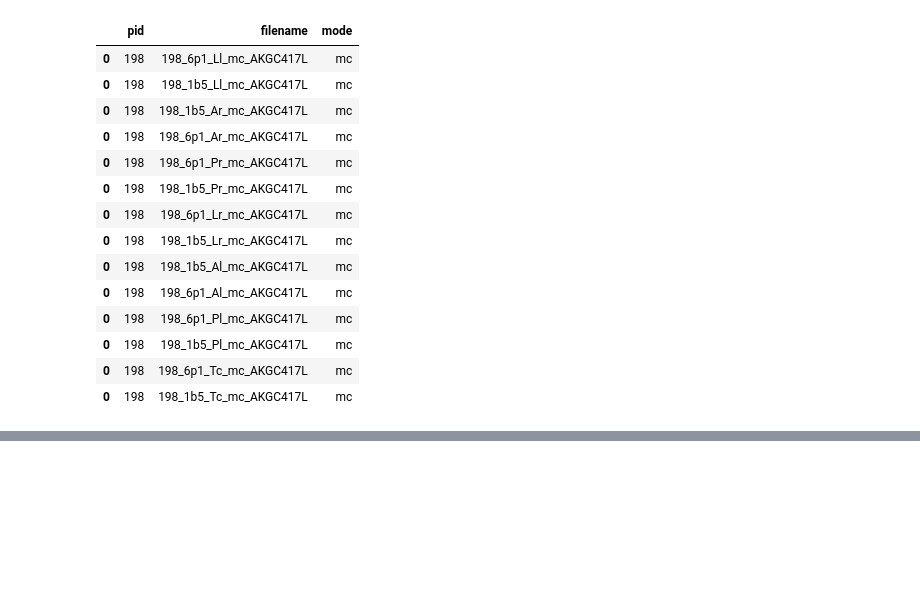
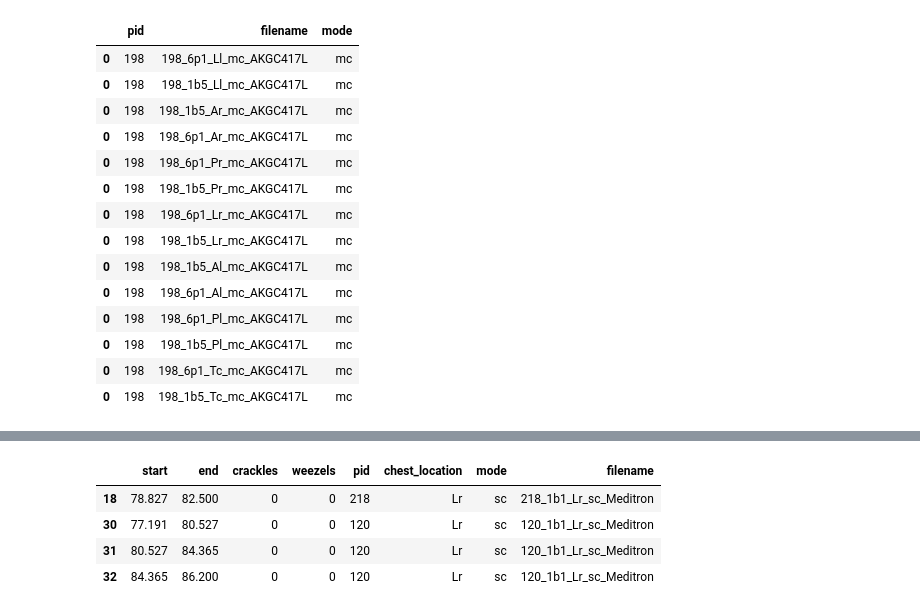
Before and after one commit to mi-mi-mia/smart-stethoscope, a Jupyter notebook: notebooks/mi-mi-mia_experimenting.ipynb, the cells around one changed output, grey strips where cells are left out. Cells and saved outputs as stored; diff of their text form; code cells hidden in the pictures; blank space fills up the shorter version.

```diff
--- a/notebooks/mi-mi-mia_experimenting.ipynb
+++ b/notebooks/mi-mi-mia_experimenting.ipynb
@@ -322,0 +484,8 @@ test[test['pid']==198]
+# %%
+files_df[files_df['end']> 80]
+# %% [output]
+|  | start | end | crackles | weezels | pid | chest_location | mode | filename |
+| 18 | 78.827 | 82.500 | 0 | 0 | 218 | Lr | sc | 218_1b1_Lr_sc_Meditron |
+| 30 | 77.191 | 80.527 | 0 | 0 | 120 | Lr | sc | 120_1b1_Lr_sc_Meditron |
+| 31 | 80.527 | 84.365 | 0 | 0 | 120 | Lr | sc | 120_1b1_Lr_sc_Meditron |
+| 32 | 84.365 | 86.200 | 0 | 0 | 120 | Lr | sc | 120_1b1_Lr_sc_Meditron |
```
Also changed, not shown: parts of 15 cells of this notebook.
